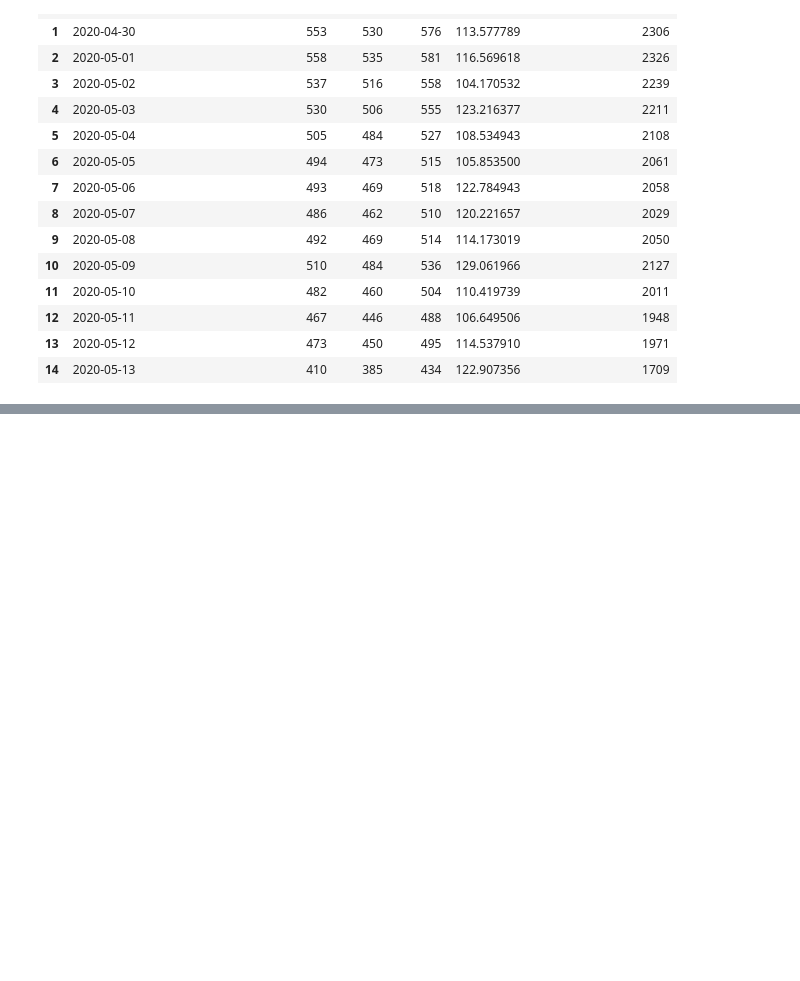
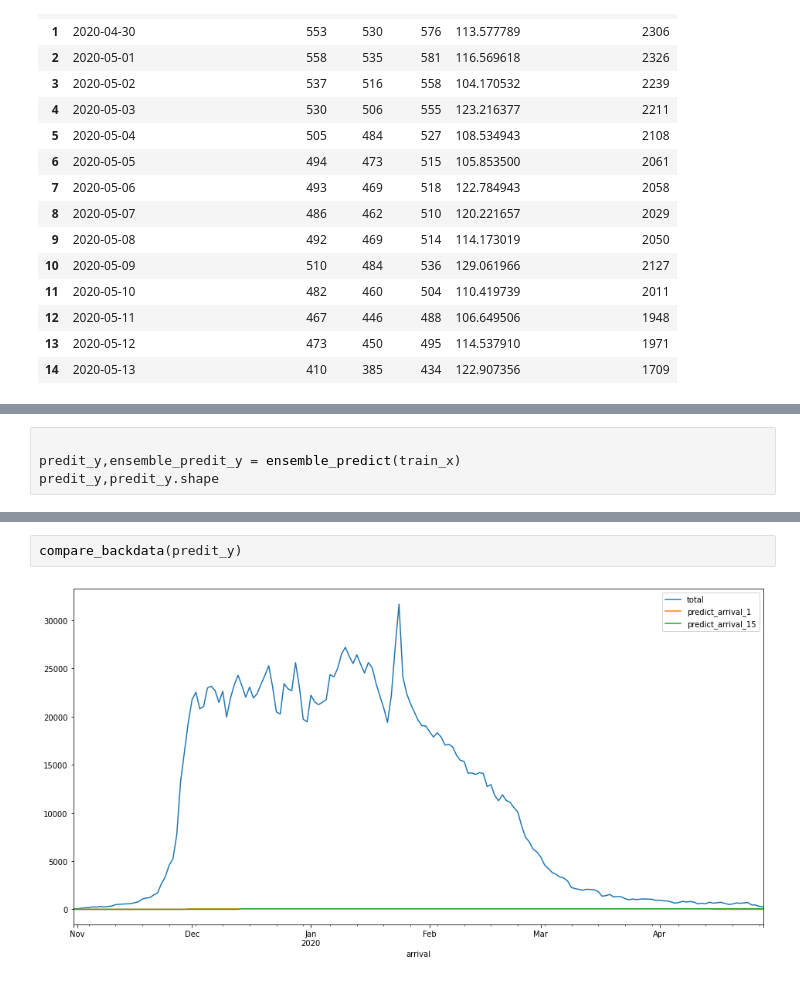
Before and after one commit to dolmani38/ai_corona, a Jupyter notebook: analysis_corona_0507.ipynb, the cells around one changed output, grey strips where cells are left out. Drawn from its saved outputs; the diff is of its cells as text; blank space fills up the shorter version.

```diff
--- a/analysis_corona_0507.ipynb
+++ b/analysis_corona_0507.ipynb
@@ -1104,0 +1175,4 @@ Estimates of daily immigration forecasts at 95% confidence interval
+# %%
+
+predit_y,ensemble_predit_y = ensemble_predict(train_x)
+predit_y,predit_y.shape
@@ -1104,0 +1193,4 @@ Estimates of daily immigration forecasts at 95% confidence interval
+# %%
+compare_backdata(predit_y)
+# %% [output]
+[figure, added]
```
Also changed, not shown: parts of 3 cells of this notebook.
